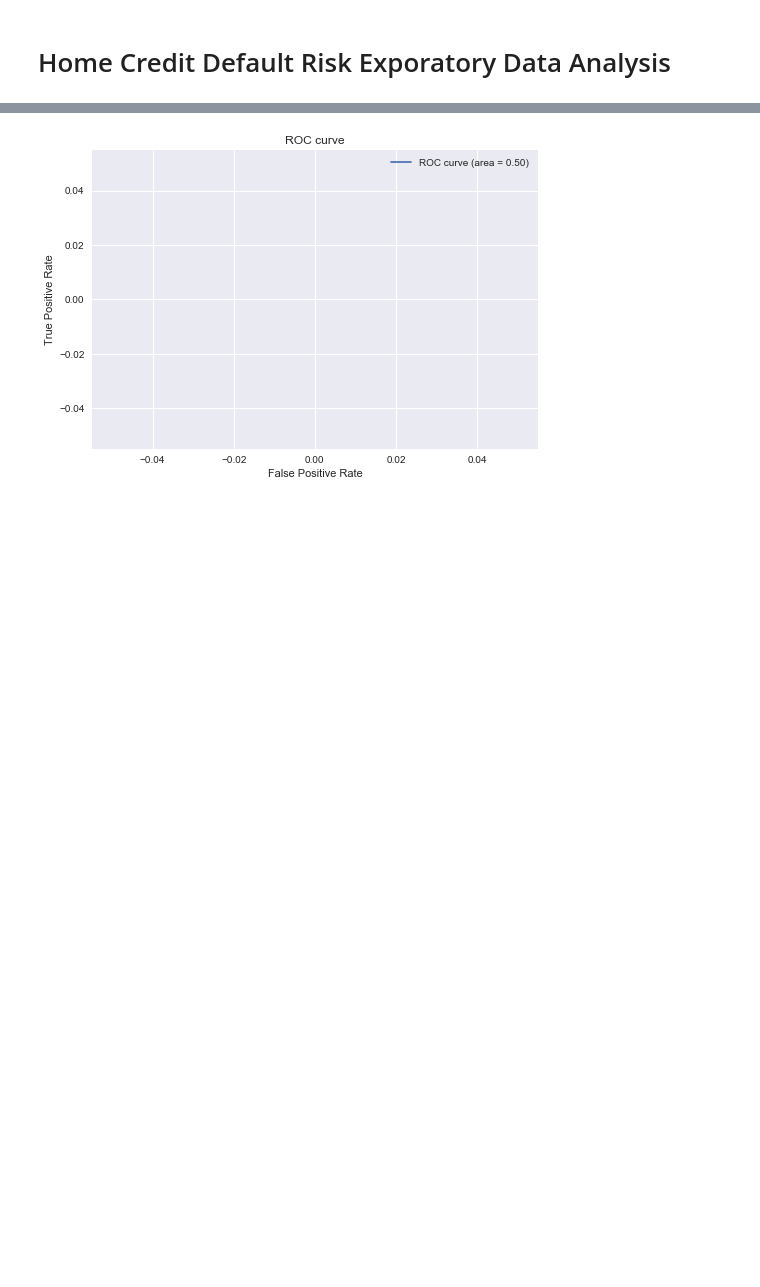
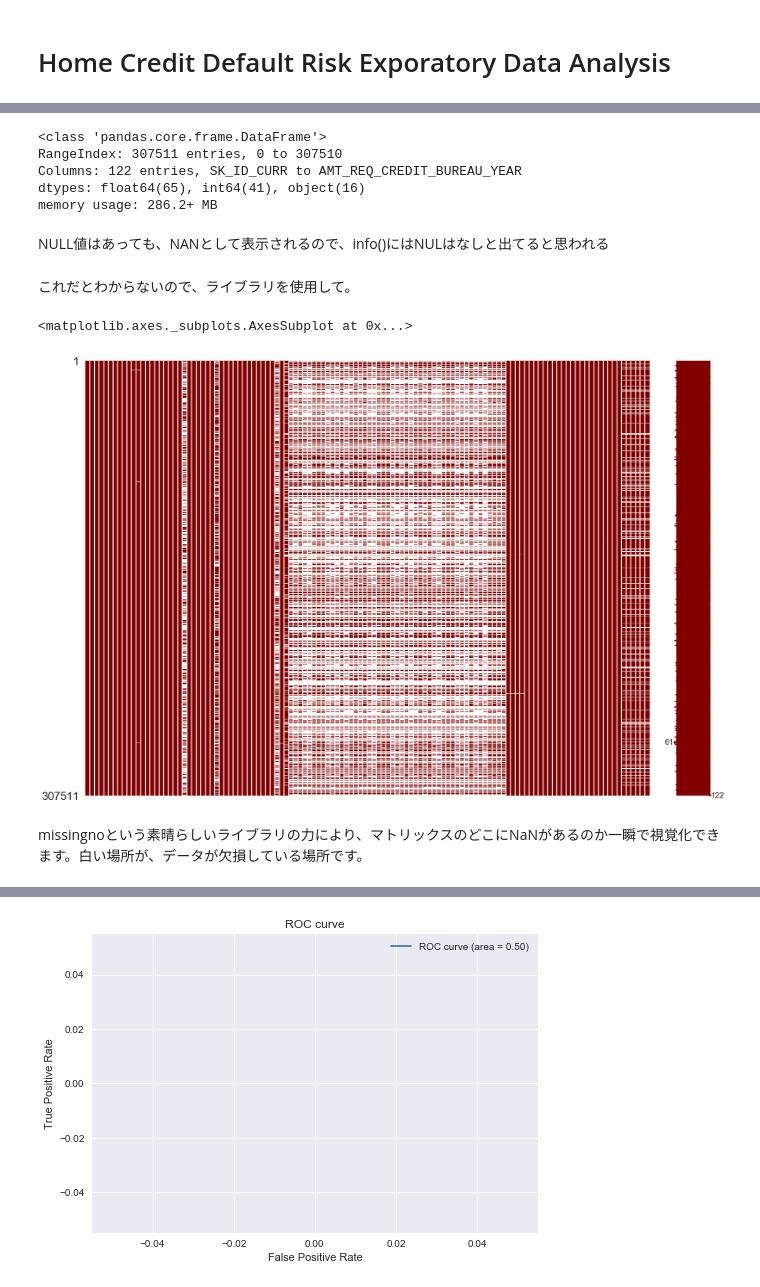
Before and after one commit to drkii/ML_From_Scratch, a Jupyter notebook: week3-EDA/EDA-6-kaggle-competition-eda.ipynb, the cells around one changed output, grey strips where cells are left out. Cells and saved outputs as stored; diff of their text form; code cells hidden in the pictures; blank space fills up the shorter version.

```diff
--- a/week3-EDA/EDA-6-kaggle-competition-eda.ipynb
+++ b/week3-EDA/EDA-6-kaggle-competition-eda.ipynb
@@ -181,5 +2,0 @@ plt.show()
-# %%
-sns.set()
-cols = ['TARGET', 'DAYS_BIRTH', 'REG_CITY_NOT_WORK_CITY']
-sns.pairplot(df_train[cols], size = 2.5)
-plt.show();
@@ -402,0 +66,9 @@ array([  0.00000000e+00,   1.62595016e-05,   1.00000000e+00])
+# %%
+train = pd.read_csv("./application_train.csv")
+test = pd.read_csv("./application_test.csv")
+bureau = pd.read_csv("./bureau.csv")
+bbalance = pd.read_csv("./bureau_balance.csv")
+pos = pd.read_csv("./POS_CASH_balance.csv")
+insta = pd.read_csv("./installments_payments.csv")
+previous = pd.read_csv("./previous_application.csv")
+credit = pd.read_csv("./credit_card_balance.csv")
@@ -402,0 +165,20 @@ array([  0.00000000e+00,   1.62595016e-05,   1.00000000e+00])
+# %%
+train.info()
+# %% [output]
+<class 'pandas.core.frame.DataFrame'>
+RangeIndex: 307511 entries, 0 to 307510
+Columns: 122 entries, SK_ID_CURR to AMT_REQ_CREDIT_BUREAU_YEAR
+dtypes: float64(65), int64(41), object(16)
+memory usage: 286.2+ MB
+# %% [markdown]
+NULL値はあっても、NANとして表示されるので、info()にはNULはなしと出てると思われる
+# %% [markdown]
+これだとわからないので、ライブラリを使用して。
+# %%
+import missingno as msno
+msno.matrix(df=train, figsize=(20,14), color=(0.5,0,0))
+# %% [output]
+<matplotlib.axes._subplots.AxesSubplot at 0x...>
+[figure, added]
+# %% [markdown]
+missingnoという素晴らしいライブラリの力により、マトリックスのどこにNaNがあるのか一瞬で視覚化できます。白い場所が、データが欠損している場所です。
```
Also changed, not shown: parts of 159 cells of this notebook.
